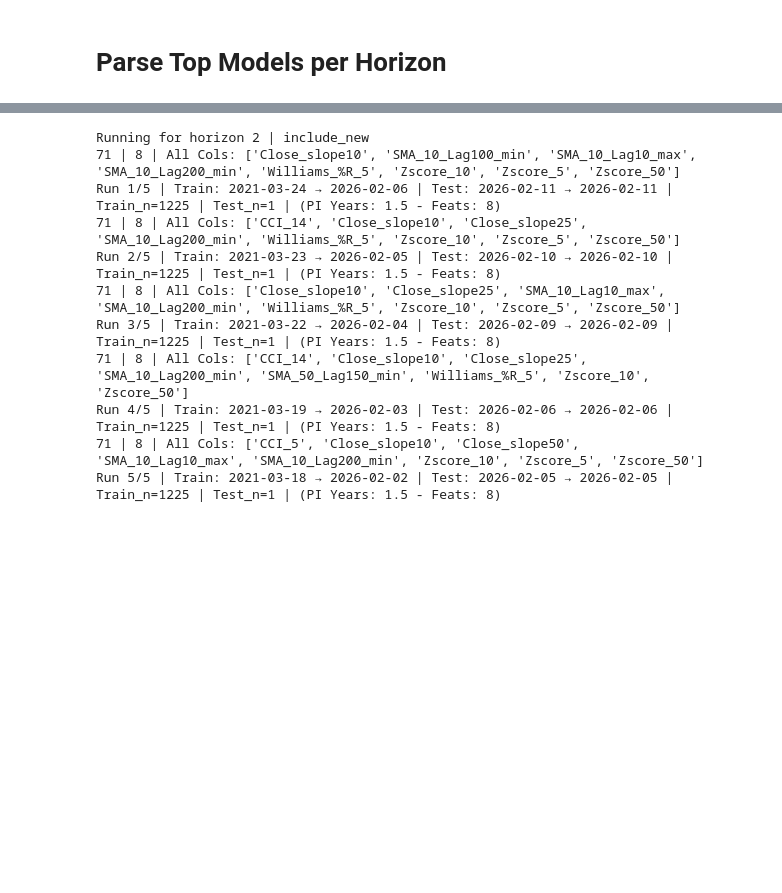
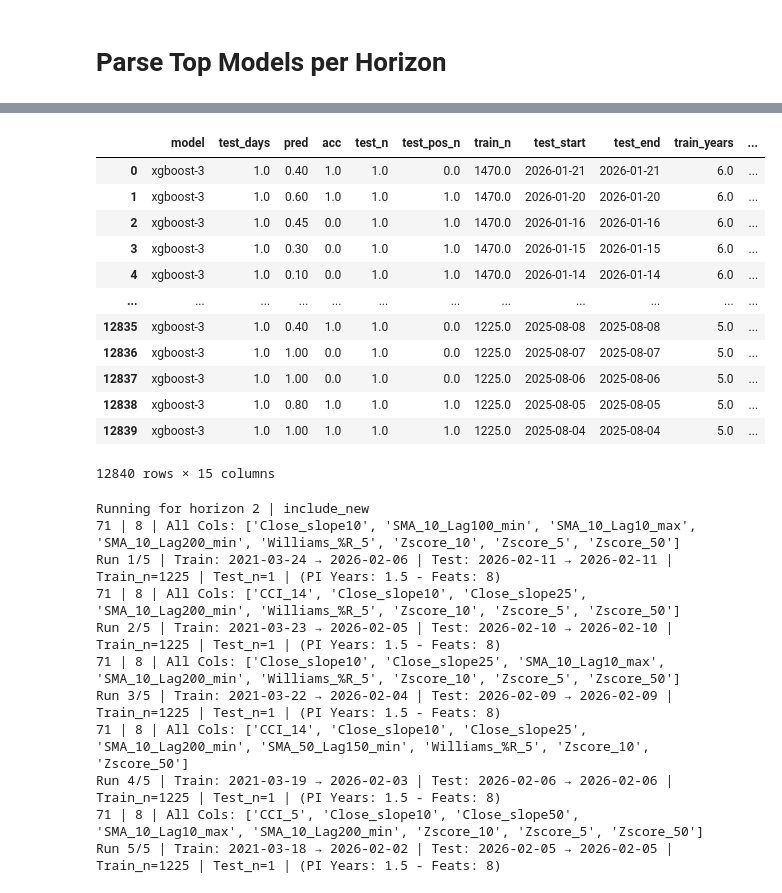
Before and after one commit to bchase17/Stocks, a Jupyter notebook: deployment.ipynb, the cells around one changed output, grey strips where cells are left out. Saved outputs shown, nothing was run; the diff lists cells and outputs as text; code cells hidden in the pictures; blank space fills up the shorter version.

```diff
--- a/deployment.ipynb
+++ b/deployment.ipynb
@@ -188,3 +207,19 @@ KeyboardInterrupt:
+# %%
+df_concat
+# %% [output]
+|  | model | test_days | pred | acc | test_n | test_pos_n | train_n | test_start | test_end | train_years | ... |
+| 0 | xgboost-3 | 1.0 | 0.40 | 1.0 | 1.0 | 0.0 | 1470.0 | 2026-01-21 | 2026-01-21 | 6.0 | ... |
+| 1 | xgboost-3 | 1.0 | 0.60 | 1.0 | 1.0 | 1.0 | 1470.0 | 2026-01-20 | 2026-01-20 | 6.0 | ... |
+| 2 | xgboost-3 | 1.0 | 0.45 | 0.0 | 1.0 | 1.0 | 1470.0 | 2026-01-16 | 2026-01-16 | 6.0 | ... |
+| 3 | xgboost-3 | 1.0 | 0.30 | 0.0 | 1.0 | 1.0 | 1470.0 | 2026-01-15 | 2026-01-15 | 6.0 | ... |
+| 4 | xgboost-3 | 1.0 | 0.10 | 0.0 | 1.0 | 1.0 | 1470.0 | 2026-01-14 | 2026-01-14 | 6.0 | ... |
+| ... | ... | ... | ... | ... | ... | ... | ... | ... | ... | ... | ... |
+| 12835 | xgboost-3 | 1.0 | 0.40 | 1.0 | 1.0 | 0.0 | 1225.0 | 2025-08-08 | 2025-08-08 | 5.0 | ... |
+| 12836 | xgboost-3 | 1.0 | 1.00 | 0.0 | 1.0 | 0.0 | 1225.0 | 2025-08-07 | 2025-08-07 | 5.0 | ... |
+| 12837 | xgboost-3 | 1.0 | 1.00 | 0.0 | 1.0 | 0.0 | 1225.0 | 2025-08-06 | 2025-08-06 | 5.0 | ... |
+| 12838 | xgboost-3 | 1.0 | 0.80 | 1.0 | 1.0 | 1.0 | 1225.0 | 2025-08-05 | 2025-08-05 | 5.0 | ... |
+| 12839 | xgboost-3 | 1.0 | 1.00 | 1.0 | 1.0 | 1.0 | 1225.0 | 2025-08-04 | 2025-08-04 | 5.0 | ... |
+12840 rows × 15 columns
 # %%
 
 
```
Also changed, not shown: parts of 4 cells of this notebook, 2 other files.
